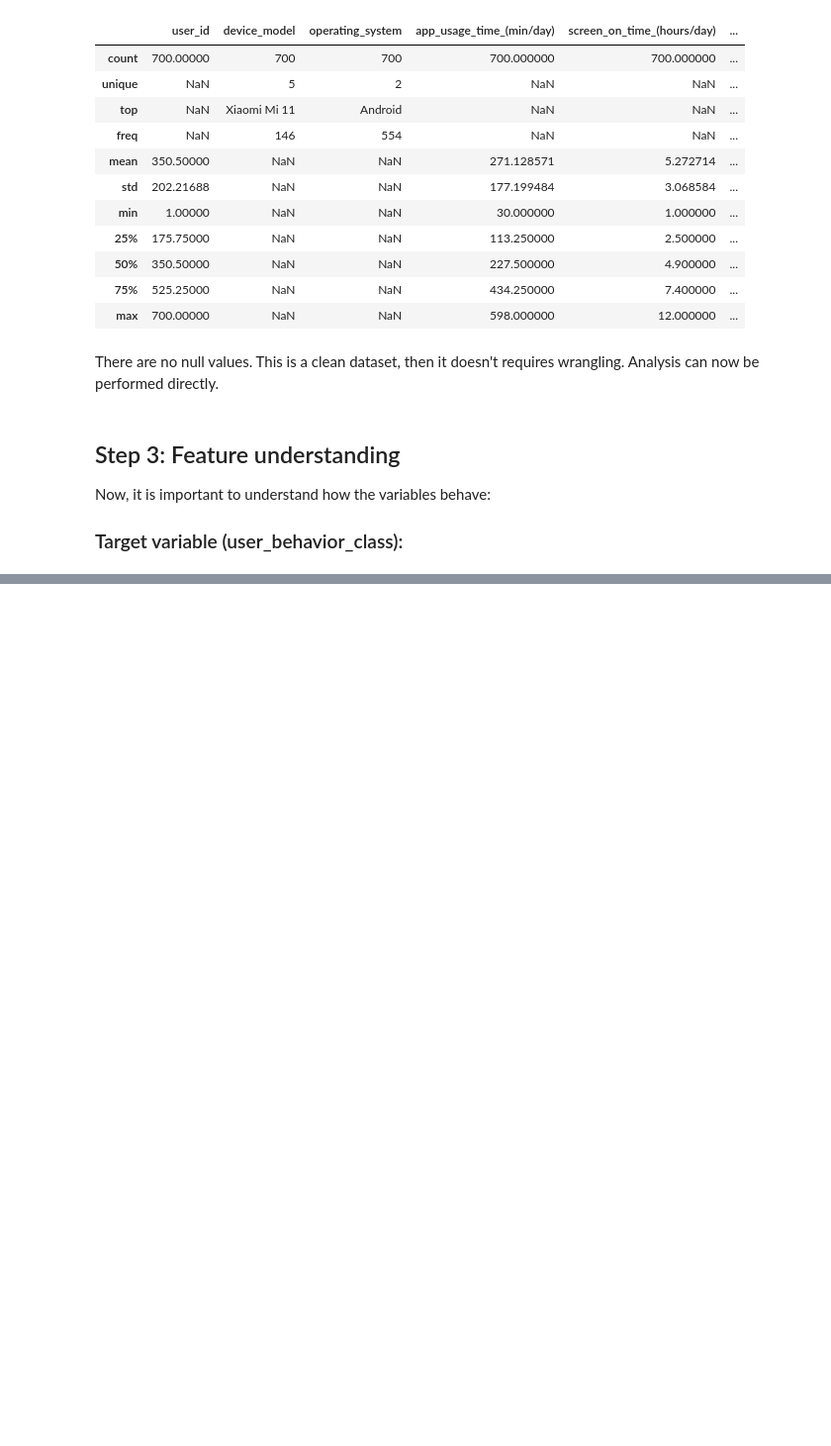
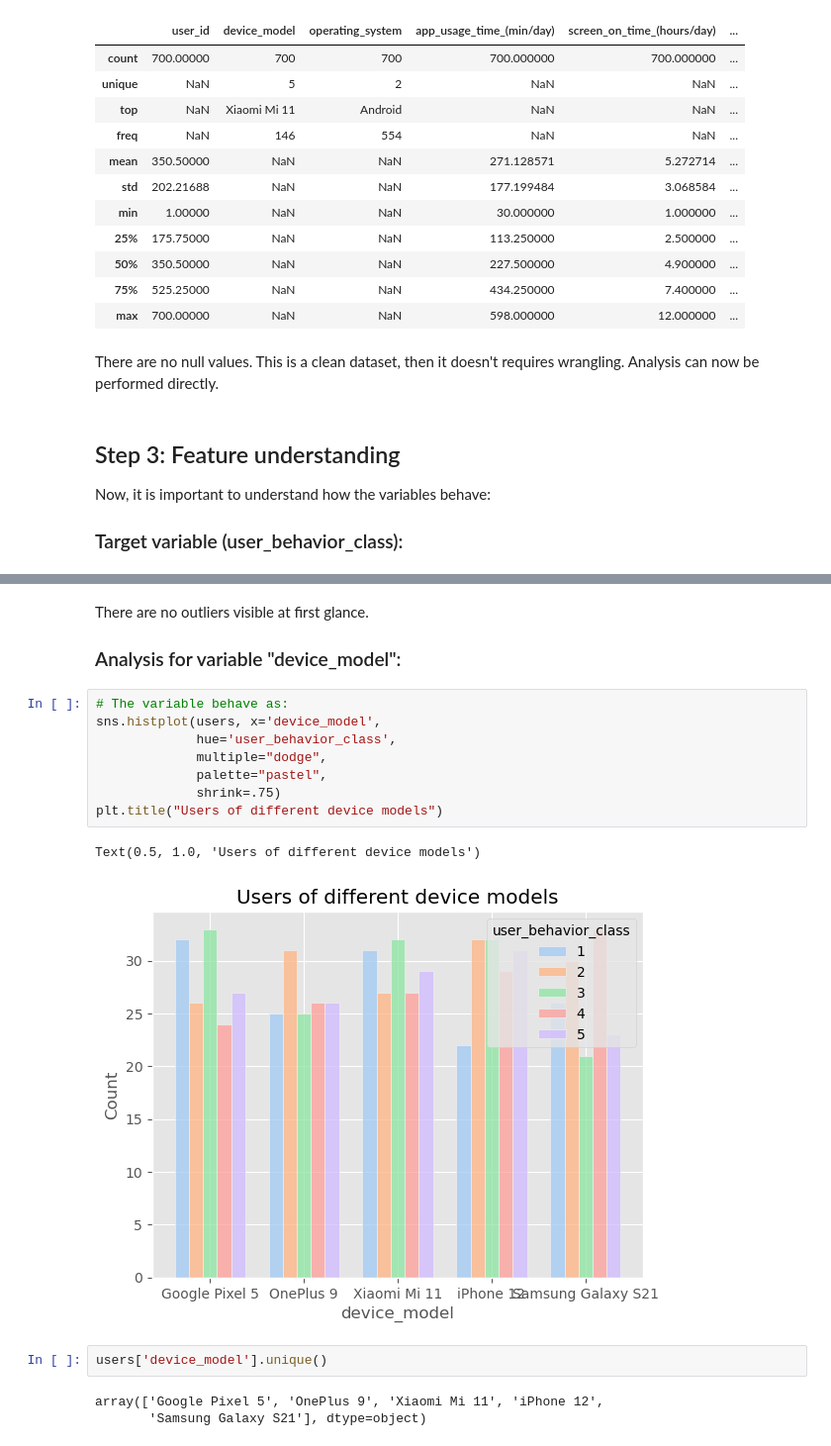
Before and after one commit to bizzaccelerator/classification_of_consumer_behaviour, a Jupyter notebook: notebook.ipynb, the cells around one changed output, grey strips where cells are left out. Shown: that part at 99% size. Cells and saved outputs as stored; diff of their text form; blank space fills up the shorter version.

```diff
--- a/notebook.ipynb
+++ b/notebook.ipynb
@@ -139,0 +196,20 @@ Now, it is important to understand how the variables behave:
+# %% [markdown]
+There are no outliers visible at first glance.
+
+### Analysis for variable "device_model":
+# %%
+# The variable behave as:
+sns.histplot(users, x='device_model',
+             hue='user_behavior_class',
+             multiple="dodge",
+             palette="pastel",
+             shrink=.75)
+plt.title("Users of different device models")
+# %% [output]
+Text(0.5, 1.0, 'Users of different device models')
+[figure, added]
+# %%
+users['device_model'].unique()
+# %% [output]
+array(['Google Pixel 5', 'OnePlus 9', 'Xiaomi Mi 11', 'iPhone 12',
+       'Samsung Galaxy S21'], dtype=object)
```
Also changed, not shown: parts of 20 cells of this notebook.
